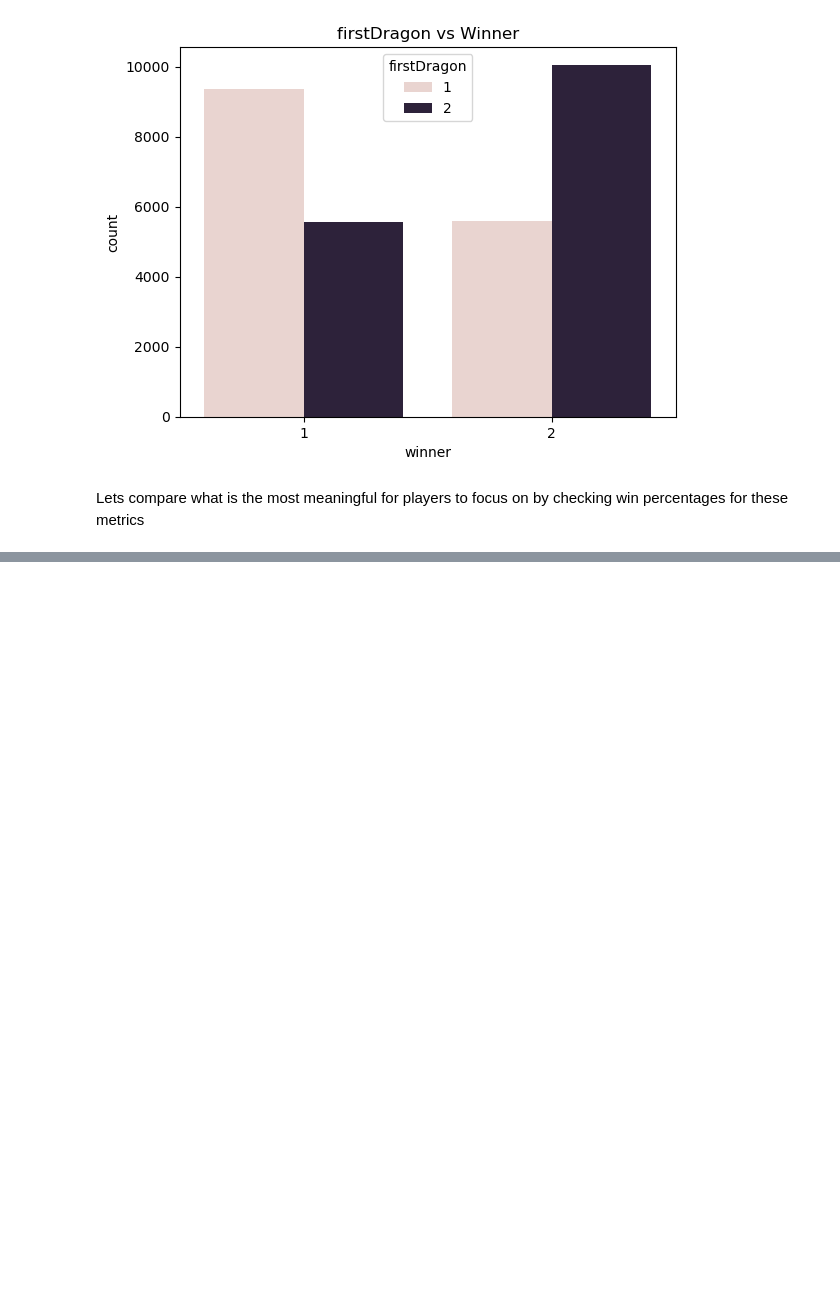
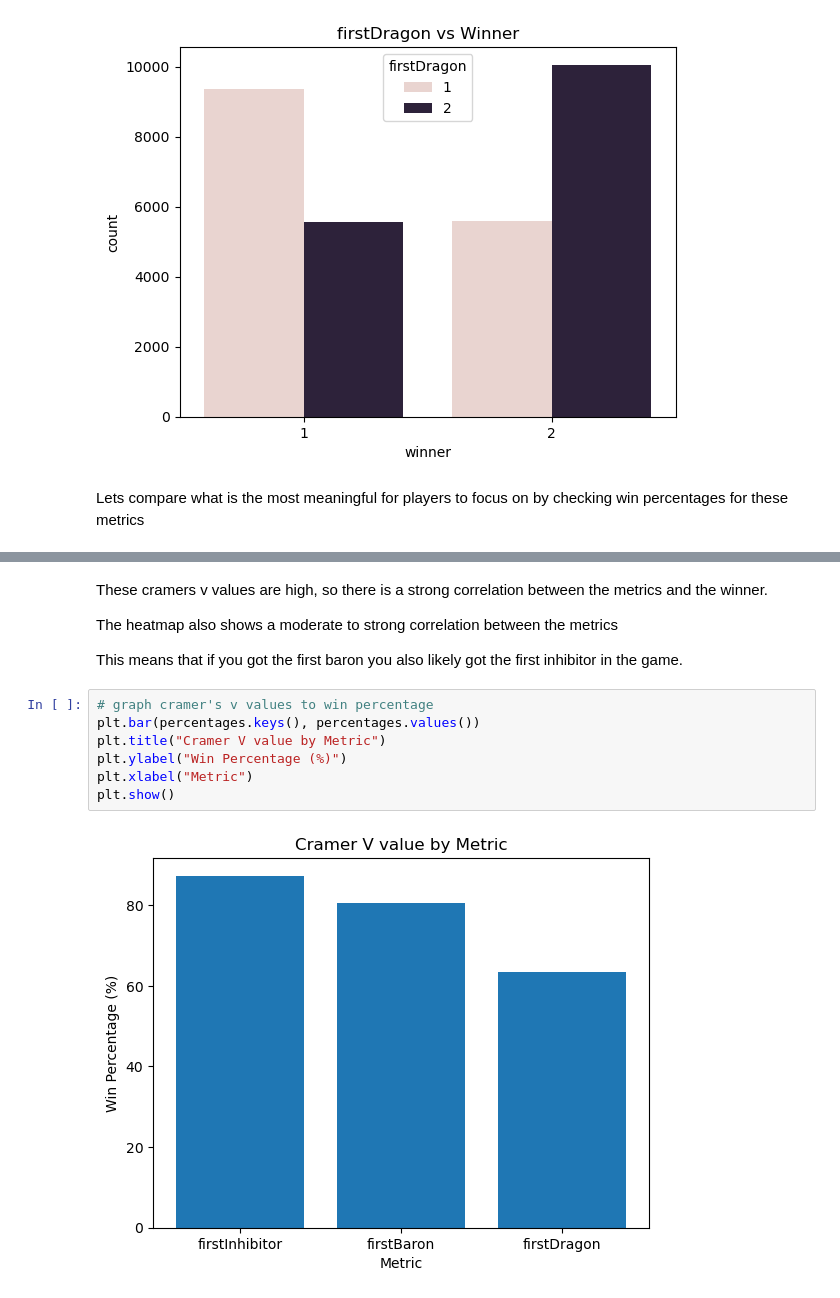
Before and after one commit to cheider/LeagueofLegends-RankedGame-Analysis, a Jupyter notebook: main.ipynb, the cells around one changed output, grey strips where cells are left out. Drawn from its saved outputs; the diff is of its cells as text; blank space fills up the shorter version.

```diff
--- a/main.ipynb
+++ b/main.ipynb
@@ -518,0 +587,15 @@ Create a pivot table
+# %% [markdown]
+These cramers v values are high, so there is a strong correlation between the metrics and the winner.
+
+The heatmap also shows a moderate to strong correlation between the metrics
+
+This means that if you got the first baron you also likely got the first inhibitor in the game.
+# %%
+# graph cramer's v values to win percentage
+plt.bar(percentages.keys(), percentages.values())
+plt.title("Cramer V value by Metric")
+plt.ylabel("Win Percentage (%)")
+plt.xlabel("Metric")
+plt.show()
+# %% [output]
+[figure, added]
```
Also changed, not shown: parts of 7 cells of this notebook.
